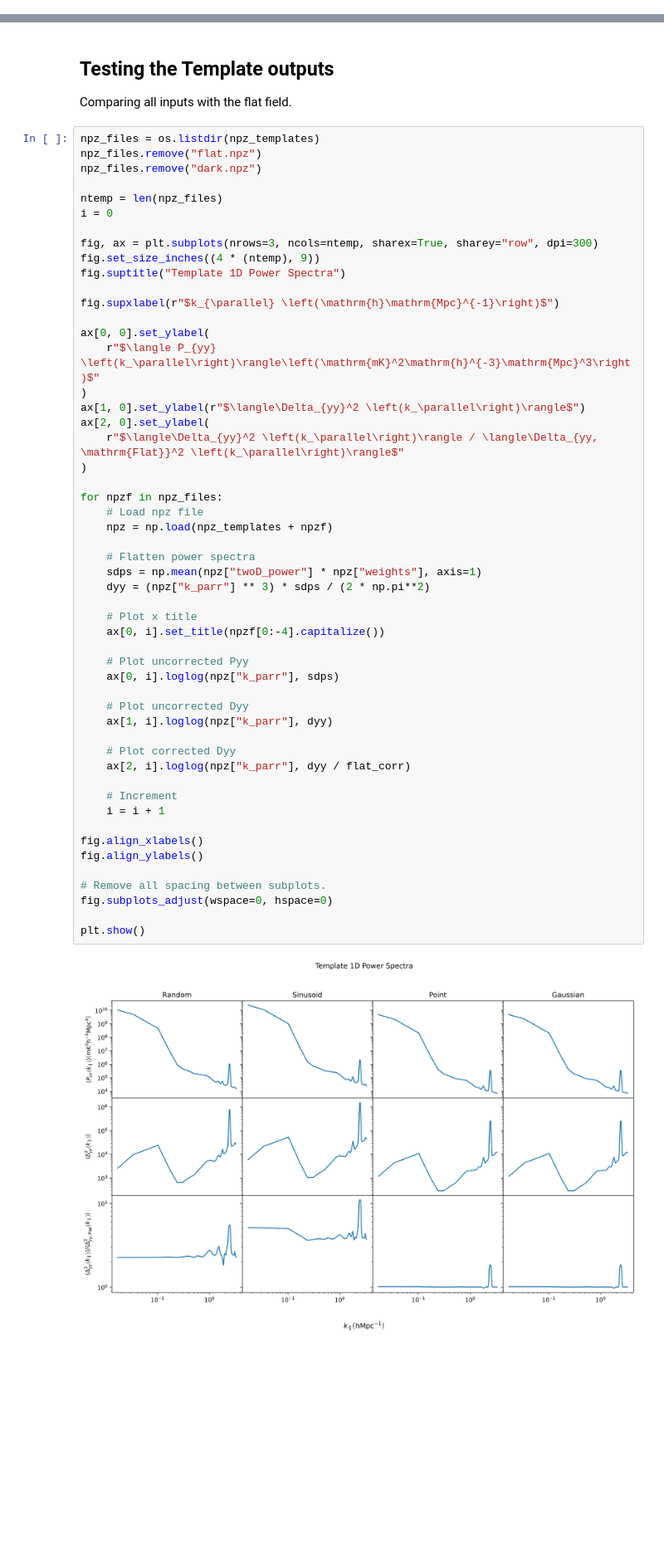
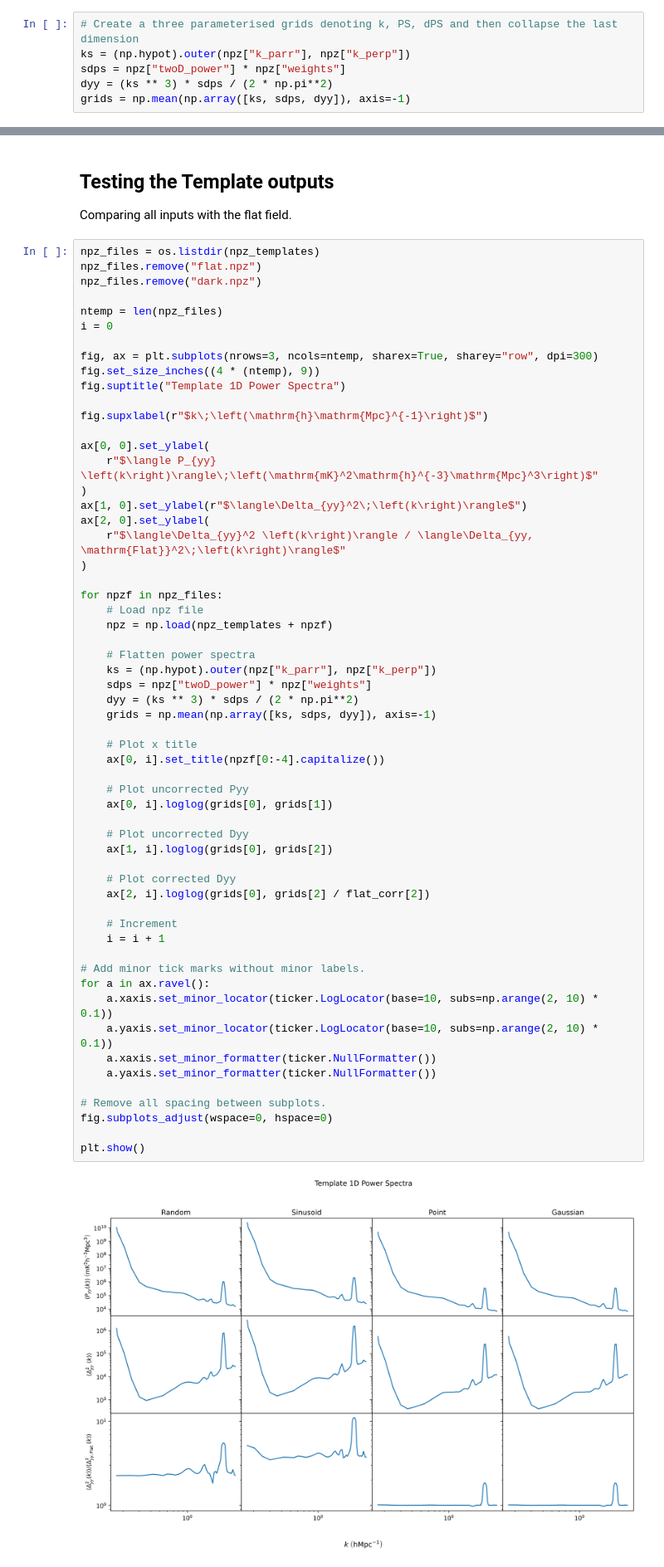
Before and after one commit to oliviax727/phd-programs, a Jupyter notebook: oskar-chips/power_spectra.ipynb, the cells around one changed output, grey strips where cells are left out. Shown at 83% size. Drawn from its saved outputs; the diff is of its cells as text; blank space fills up the shorter version.

```diff
--- a/oskar-chips/power_spectra.ipynb
+++ b/oskar-chips/power_spectra.ipynb
@@ -34,2 +45,8 @@ plt.imshow(npz['twoD_power'] * npz['weights'], norm="log")
 [figure]
+# %%
+# Create a three parameterised grids denoting k, PS, dPS and then collapse the last dimension
+ks = (np.hypot).outer(npz["k_parr"], npz["k_perp"])
+sdps = npz["twoD_power"] * npz["weights"]
+dyy = (ks ** 3) * sdps / (2 * np.pi**2)
+grids = np.mean(np.array([ks, sdps, dyy]), axis=-1)
 # %%
@@ -70,45 +92,51 @@ fig, ax = plt.subplots(nrows=3, ncols=ntemp, sharex=True, sharey="row", dpi=300)
 fig.set_size_inches((4 * (ntemp), 9))
 fig.suptitle("Template 1D Power Spectra")
 
-fig.supxlabel(r"$k_{\parallel} \left(\mathrm{h}\mathrm{Mpc}^{-1}\right)$")
+fig.supxlabel(r"$k\;\left(\mathrm{h}\mathrm{Mpc}^{-1}\right)$")
 
 ax[0, 0].set_ylabel(
-    r"$\langle P_{yy} \left(k_\parallel\right)\rangle\left(\mathrm{mK}^2\mathrm{h}^{-3}\mathrm{Mpc}^3\right)$"
+    r"$\langle P_{yy} \left(k\right)\rangle\;\left(\mathrm{mK}^2\mathrm{h}^{-3}\mathrm{Mpc}^3\right)$"
 )
-ax[1, 0].set_ylabel(r"$\langle\Delta_{yy}^2 \left(k_\parallel\right)\rangle$")
+ax[1, 0].set_ylabel(r"$\langle\Delta_{yy}^2\;\left(k\right)\rangle$")
 ax[2, 0].set_ylabel(
-    r"$\langle\Delta_{yy}^2 \left(k_\parallel\right)\rangle / \langle\Delta_{yy, \mathrm{Flat}}^2 \left(k_\parallel\right)\rangle$"
+    r"$\langle\Delta_{yy}^2 \left(k\right)\rangle / \langle\Delta_{yy, \mathrm{Flat}}^2\;\left(k\right)\rangle$"
 )
 
 for npzf in npz_files:
     # Load npz file
     npz = np.load(npz_templates + npzf)
 
     # Flatten power spectra
-    sdps = np.mean(npz["twoD_power"] * npz["weights"], axis=1)
-    dyy = (npz["k_parr"] ** 3) * sdps / (2 * np.pi**2)
+    ks = (np.hypot).outer(npz["k_parr"], npz["k_perp"])
+    sdps = npz["twoD_power"] * npz["weights"]
+    dyy = (ks ** 3) * sdps / (2 * np.pi**2)
+    grids = np.mean(np.array([ks, sdps, dyy]), axis=-1)
 
     # Plot x title
     ax[0, i].set_title(npzf[0:-4].capitalize())
 
     # Plot uncorrected Pyy
-    ax[0, i].loglog(npz["k_parr"], sdps)
+    ax[0, i].loglog(grids[0], grids[1])
 
     # Plot uncorrected Dyy
-    ax[1, i].loglog(npz["k_parr"], dyy)
+    ax[1, i].loglog(grids[0], grids[2])
 
     # Plot corrected Dyy
-    ax[2, i].loglog(npz["k_parr"], dyy / flat_corr)
+    ax[2, i].loglog(grids[0], grids[2] / flat_corr[2])
 
     # Increment
     i = i + 1
 
-fig.align_xlabels()
-fig.align_ylabels()
+# Add minor tick marks without minor labels.
+for a in ax.ravel():
+    a.xaxis.set_minor_locator(ticker.LogLocator(base=10, subs=np.arange(2, 10) * 0.1))
+    a.yaxis.set_minor_locator(ticker.LogLocator(base=10, subs=np.arange(2, 10) * 0.1))
+    a.xaxis.set_minor_formatter(ticker.NullFormatter())
+    a.yaxis.set_minor_formatter(ticker.NullFormatter())
 
 # Remove all spacing between subplots.
 fig.subplots_adjust(wspace=0, hspace=0)
 
 plt.show()
 # %% [output]
-[figure, old version]
+[figure, new version]
```
Also changed, not shown: parts of 3 cells of this notebook, 1 other file.
